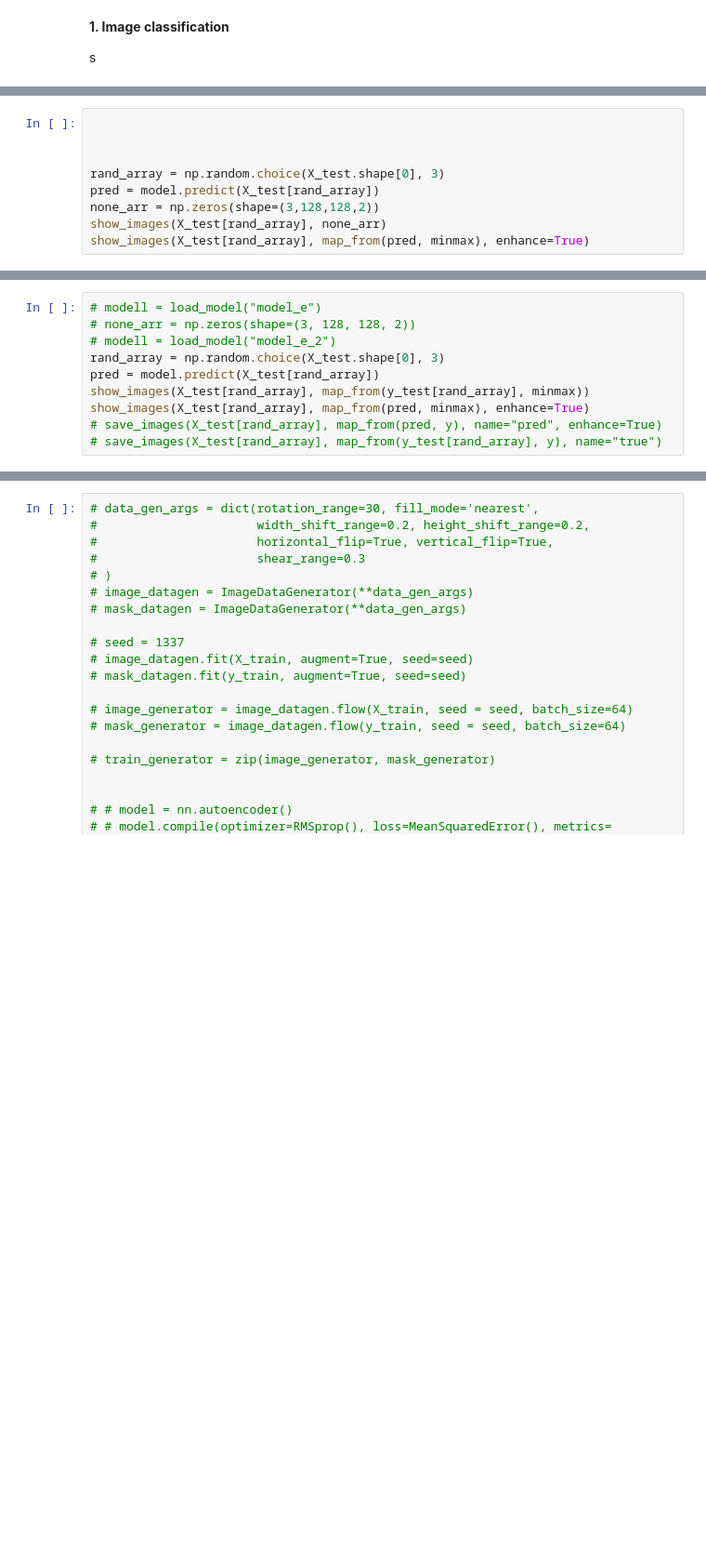
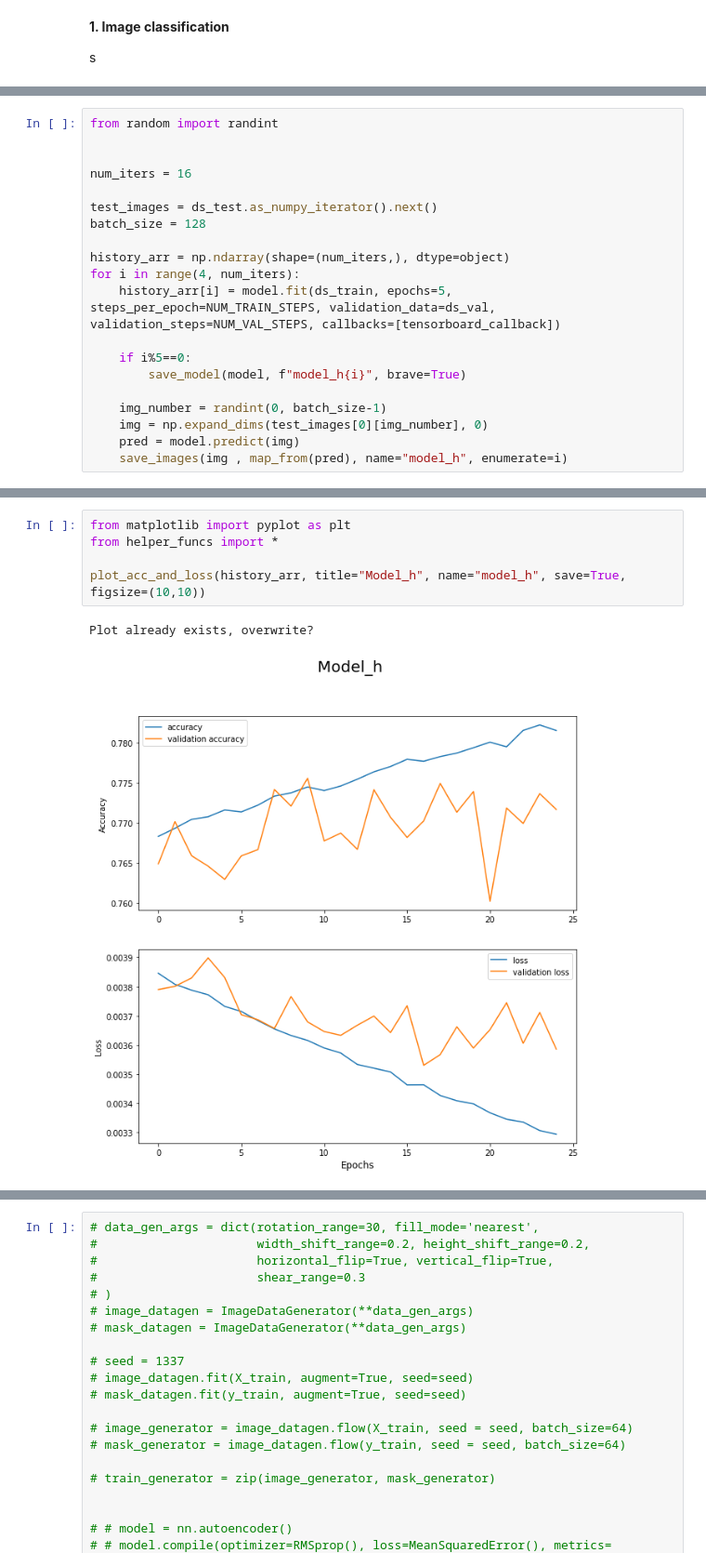
Before and after one commit to BjarniHaukur/GG-Lokaverkefni, a Jupyter notebook: loka.ipynb, the cells around one changed output, grey strips where cells are left out. Shown at 93% size. Drawn from its saved outputs; the diff is of its cells as text; blank space fills up the shorter version.

```diff
--- a/loka.ipynb
+++ b/loka.ipynb
@@ -234,9 +128,0 @@ minmax[0,0,1,1] = np.min(y[:,:,:,1])
-# %%
-
-
-
-rand_array = np.random.choice(X_test.shape[0], 3)
-pred = model.predict(X_test[rand_array])
-none_arr = np.zeros(shape=(3,128,128,2))
-show_images(X_test[rand_array], none_arr)
-show_images(X_test[rand_array], map_from(pred, minmax), enhance=True)
@@ -245,10 +128,0 @@ save_model(model, "model_e_3", brave=True)
-# %%
-# modell = load_model("model_e")
-# none_arr = np.zeros(shape=(3, 128, 128, 2))
-# modell = load_model("model_e_2")
-rand_array = np.random.choice(X_test.shape[0], 3)
-pred = model.predict(X_test[rand_array])
-show_images(X_test[rand_array], map_from(y_test[rand_array], minmax))
-show_images(X_test[rand_array], map_from(pred, minmax), enhance=True)
-# save_images(X_test[rand_array], map_from(pred, y), name="pred", enhance=True)
-# save_images(X_test[rand_array], map_from(y_test[rand_array], y), name="true")
@@ -389,0 +129,20 @@ train_generator = zip(image_generator, mask_generator)
+# %%
+from random import randint
+
+
+num_iters = 16
+
+test_images = ds_test.as_numpy_iterator().next()
+batch_size = 128
+
+history_arr = np.ndarray(shape=(num_iters,), dtype=object)
+for i in range(4, num_iters):
+    history_arr[i] = model.fit(ds_train, epochs=5, steps_per_epoch=NUM_TRAIN_STEPS, validation_data=ds_val, validation_steps=NUM_VAL_STEPS, callbacks=[tensorboard_callback])
+
+    if i%5==0:
+        save_model(model, f"model_h{i}", brave=True)
+
+    img_number = randint(0, batch_size-1)
+    img = np.expand_dims(test_images[0][img_number], 0)
+    pred = model.predict(img)
+    save_images(img , map_from(pred), name="model_h", enumerate=i)
@@ -389,0 +168,8 @@ train_generator = zip(image_generator, mask_generator)
+# %%
+from matplotlib import pyplot as plt
+from helper_funcs import *
+
+plot_acc_and_loss(history_arr, title="Model_h", name="model_h", save=True, figsize=(10,10))
+# %% [output]
+Plot already exists, overwrite?
+[figure, added]
```
Also changed, not shown: parts of 33 cells of this notebook, 5 other files.
